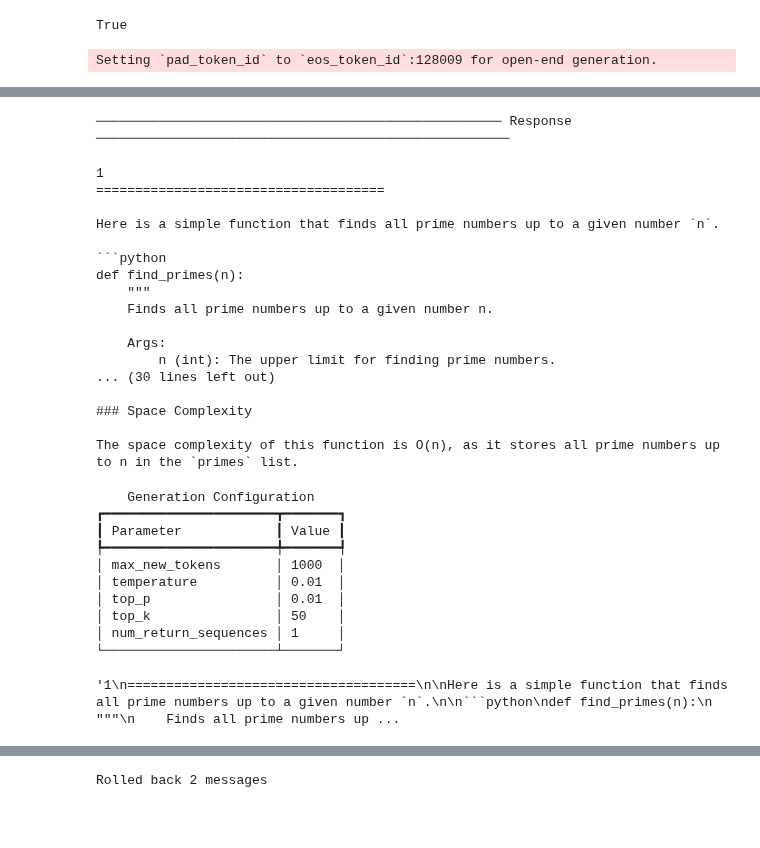
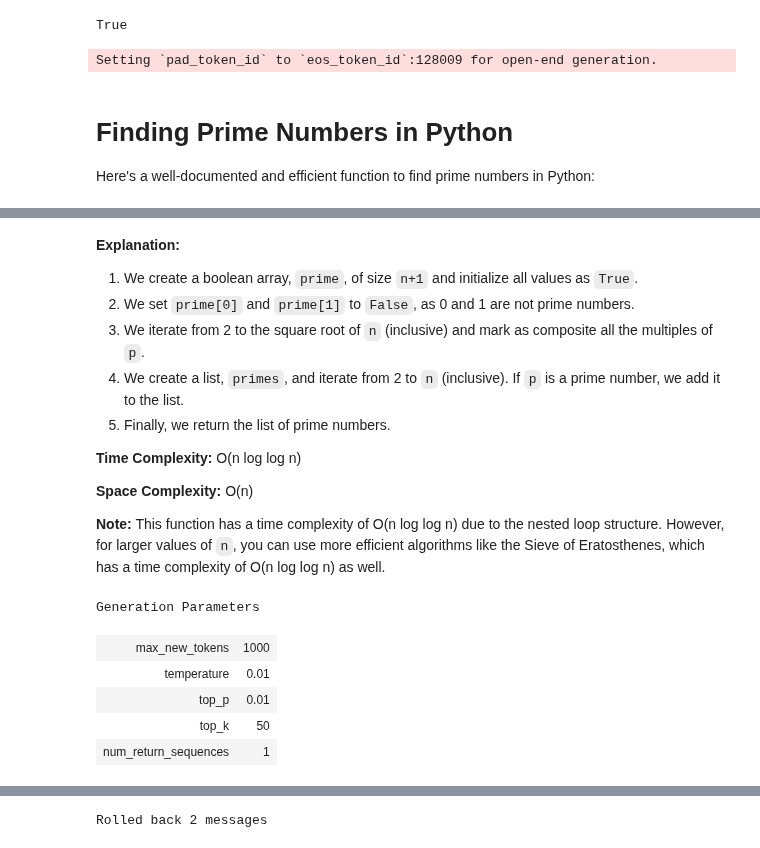
Before and after one commit to sonder-art/automl_o24, a Jupyter notebook: codigo/nlp_chatbots/llm_playground.ipynb, the cells around one changed output, grey strips where cells are left out. Drawn from its saved outputs; the diff is of its cells as text; code cells hidden in the pictures; blank space fills up the shorter version.

````diff
--- a/codigo/nlp_chatbots/llm_playground.ipynb
+++ b/codigo/nlp_chatbots/llm_playground.ipynb
@@ -50,8 +51,8 @@ console = Console()
 class GenerationConfig:
     """Configuration for text generation"""
     max_new_tokens: int = 1000
-    temperature: float = 0.7
-    top_p: float = 0.9
+    temperature: float = 0.01
+    top_p: float = .01
     top_k: int = 50
     num_return_sequences: int = 1
 
@@ -291,6 +321,10 @@ configs = {
 # %%
 playground.set_system_prompt("You are a Python expert. Provide clear, documented code.")
 # %%
-playground.chat("Write a function to find prime numbers in python", configs["deterministic"])
+a = playground.chat("Write a function to find prime numbers in python", configs["deterministic"])
 # %% [output]
 Setting `pad_token_id` to `eos_token_id`:128009 for open-end generation.
+**Finding Prime Numbers in Python**
+=====================================
+
+Here's a well-documented and efficient function to find prime numbers in Python:
@@ -297,29 +332,19 @@ Setting `pad_token_id` to `eos_token_id`:128009 for open-end generation.
+**Explanation:**
+
+1.  We create a boolean array, `prime`, of size `n+1` and initialize all values as `True`.
+2.  We set `prime[0]` and `prime[1]` to `False`, as 0 and 1 are not prime numbers.
+3.  We iterate from 2 to the square root of `n` (inclusive) and mark as composite all the multiples of `p`.
+4.  We create a list, `primes`, and iterate from 2 to `n` (inclusive). If `p` is a prime number, we add it to the list.
+5.  Finally, we return the list of prime numbers.
+
+**Time Complexity:** O(n log log n)
+
+**Space Complexity:** O(n)
+
+**Note:** This function has a time complexity of O(n log log n) due to the nested loop structure. However, for larger values of `n`, you can use more efficient algorithms like the Sieve of Eratosthenes, which has a time complexity of O(n log log n) as well.
-──────────────────────────────────────────────────── Response ─────────────────────────────────────────────────────
+Generation Parameters
-1
-=====================================
-
-Here is a simple function that finds all prime numbers up to a given number `n`.
-
-```python
-def find_primes(n):
-    """
-    Finds all prime numbers up to a given number n.
-
-    Args:
-        n (int): The upper limit for finding prime numbers.
-... (30 lines left out)
-
-### Space Complexity
-
-The space complexity of this function is O(n), as it stores all prime numbers up to n in the `primes` list.
-    Generation Configuration
-┏━━━━━━━━━━━━━━━━━━━━━━┳━━━━━━━┓
-┃ Parameter            ┃ Value ┃
-┡━━━━━━━━━━━━━━━━━━━━━━╇━━━━━━━┩
-│ max_new_tokens       │ 1000  │
-│ temperature          │ 0.01  │
-│ top_p                │ 0.01  │
-│ top_k                │ 50    │
-│ num_return_sequences │ 1     │
-└──────────────────────┴───────┘
-'1\n=====================================\n\nHere is a simple function that finds all prime numbers up to a given number `n`.\n\n```python\ndef find_primes(n):\n    """\n    Finds all prime numbers up ...
+| max_new_tokens | 1000 |
+| temperature | 0.01 |
+| top_p | 0.01 |
+| top_k | 50 |
+| num_return_sequences | 1 |
````
Also changed, not shown: parts of 12 cells of this notebook.
